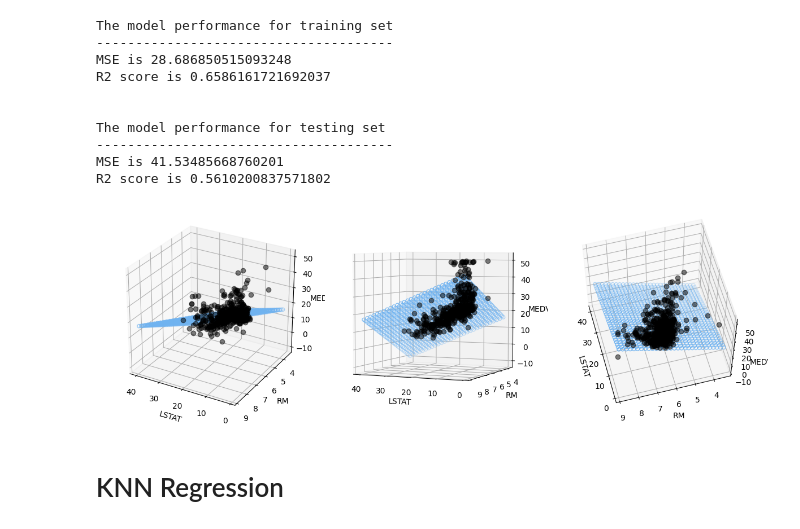
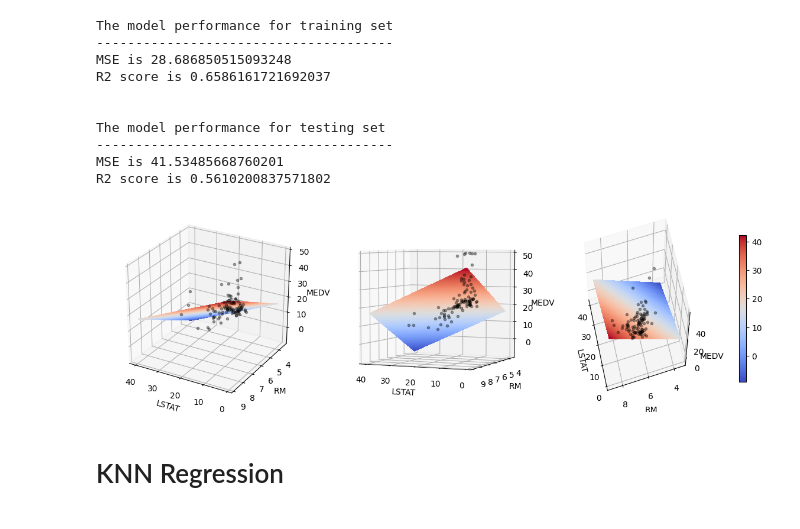
Before and after one commit to WelfLowe/ML4developers, a Jupyter notebook: 3-Numerical_Regression.ipynb, the cells around one changed output. Drawn from its saved outputs; the diff is of its cells as text; code cells hidden in the pictures.

Commit message:
Improved visualization of models

```diff
--- a/3-Numerical_Regression.ipynb
+++ b/3-Numerical_Regression.ipynb
@@ -131,8 +132,8 @@ print(Y_test.shape)
 # %% [markdown]
 Fit the model:
 # %%
-model = LinearRegression()
-model.fit(X_train, Y_train)
+lr_model = LinearRegression()
+lr_model.fit(X_train, Y_train)
 # %% [output]
 LinearRegression()
 # %% [markdown]
@@ -176,46 +177,48 @@ The model performance for testing set
 MSE is 41.53485668760201
 R2 score is 0.5610200837571802
 # %%
-x= X['LSTAT']
-y= X['RM']
-z = Y
+def visualize(X, Y, model):
+  x= X['LSTAT']
+  y= X['RM']
+  z = Y
 
-x_pred = np.linspace(1, 40, 30)   # 30 values in the range of LSTAT
-y_pred = np.linspace(3.5, 8.8, 30)  # 30 values in the range of RM
-xx_pred, yy_pred = np.meshgrid(x_pred, y_pred)
-model_viz = np.array([xx_pred.flatten(), yy_pred.flatten()]).T
-model_vizz = pd.DataFrame(model_viz, columns = ['LSTAT','RM'])
+  N = 100
+  x_pred = np.linspace(1, 40, N)   # N values in the range of LSTAT
+  y_pred = np.linspace(3.5, 8.8, N)  # N values in the range of RM
+  xx_pred, yy_pred = np.meshgrid(x_pred, y_pred)
+  model_viz = np.array([xx_pred.flatten(), yy_pred.flatten()]).T
+  model_vizz = pd.DataFrame(model_viz, columns = ['LSTAT','RM'])
 
-predicted = model.predict(model_vizz)
+  predicted = model.predict(model_vizz)
+  zz_pred = predicted.reshape(N,N)
 
-############################################## Plot ################################################
+  plt.style.use('default')
 
-plt.style.use('default')
+  fig = plt.figure(figsize=(12, 4))
 
-fig = plt.figure(figsize=(12, 4))
+  ax1 = fig.add_subplot(131, projection='3d')
+  ax2 = fig.add_subplot(132, projection='3d')
+  ax3 = fig.add_subplot(133, projection='3d')
 
-ax1 = fig.add_subplot(131, projection='3d')
-ax2 = fig.add_subplot(132, projection='3d')
-ax3 = fig.add_subplot(133, projection='3d')
+  axes = [ax1, ax2, ax3]
 
-axes = [ax1, ax2, ax3]
+  for ax in axes:
+      surf = ax.plot_surface(xx_pred, yy_pred, zz_pred, cmap=cm.coolwarm, linewidth=0, antialiased=False)
+      ax.plot(x, y, z, color='k', zorder=15, linestyle='none', marker='.', alpha=0.35)
 
-for ax in axes:
-    ax.plot(x, y, z, color='k', zorder=15, linestyle='none', marker='o', alpha=0.5)
-    ax.scatter(xx_pred.flatten(), yy_pred.flatten(), predicted, facecolor=(0,0,0,0), edgecolor='#70b3f0')
-    ax.set_xlabel('LSTAT')
-    ax.set_ylabel('RM')
-    ax.set_zlabel('MEDV')
-    ax.locator_params(nbins=4, axis='x')
-    ax.locator_params(nbins=5, axis='x')
+      ax.set_xlabel('LSTAT')
+      ax.set_ylabel('RM')
+      ax.set_zlabel('MEDV')
 
-ax1.view_init(elev=28, azim=120)
-ax2.view_init(elev=4, azim=114)
-ax3.view_init(elev=60, azim=165)
-
-fig.tight_layout()
+  ax1.view_init(elev=28, azim=120)
+  ax2.view_init(elev=4, azim=114)
+  ax3.view_init(elev=60, azim=165)
+  fig.tight_layout(pad=2.5)
+  fig.colorbar(surf, shrink=0.75, pad=0.15)
-# %% [output]
-[figure, removed]
+# %%
+visualize(X_test, Y_test, lr_model)
+# %% [output]
+[figure, added]
 # %% [markdown]
 # KNN Regression
 # %% [markdown]
```
Also changed, not shown: parts of 5 cells of this notebook.
